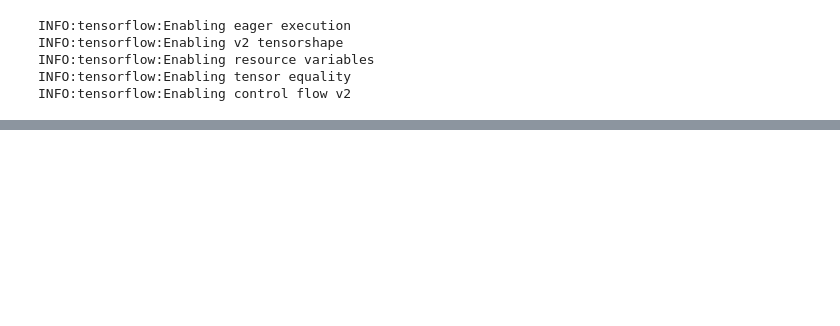
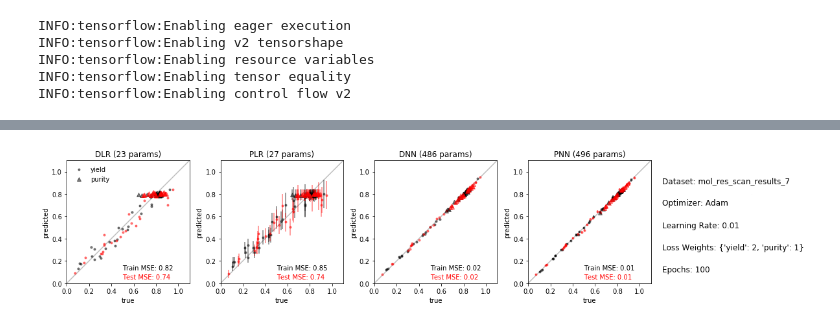
Before and after one commit to Just-DIRECT-Capstone/Protein-Purification-Model-Public, a Jupyter notebook: surrogate_models/notebooks/dab_pbnn.ipynb, the cells around one changed output, grey strips where cells are left out. Cells and saved outputs as stored; diff of their text form; code cells hidden in the pictures; blank space fills up the shorter version.

```diff
--- a/surrogate_models/notebooks/dab_pbnn.ipynb
+++ b/surrogate_models/notebooks/dab_pbnn.ipynb
@@ -46,9 +55,15 @@ test = (test_x, test_y)
 # %%
 # define models to test out
-lr = engine.create_deterministic_linear_regressor(
+dlr = engine.create_deterministic_linear_regressor(
     FEATURE_NAMES = x,
     TARGET_NAMES = y,
     name = 'DLR_'+filename[:-4]
+)
+
+plr = engine.create_probabilistic_linear_regressor(
+    FEATURE_NAMES = x,
+    TARGET_NAMES = y,
+    name = 'PLR_'+filename[:-4],
 )
 
 dnn = engine.create_deterministic_nn(
@@ -61,10 +76,9 @@ dnn = engine.create_deterministic_nn(
 pnn = engine.create_probabilistic_nn(
     FEATURE_NAMES = x,
     TARGET_NAMES = y,
-    train_size = len(train[0]),
-    hidden_units = [4,],
-    name = 'PNN_'+filename[:-4]
+    hidden_units = [16,8,4,],
+    name = 'PNN_'+filename[:-4],
 )
 
-models = [lr, dnn, pnn]
+models = [dlr,plr,dnn,pnn]
 # %%
@@ -91,18 +103,29 @@ _________________________________________________________________
 # %%
 # train all the models under the same conditions
-learning_rate = 0.1
-epochs = 300
-optimizer = 'Adam'
+learning_rate = 0.01
+epochs = 100
+optimizer = 'Adam' # change manually or come up with dictionary?
+losses = ['mean_squared_error', engine.negative_loglikelihood]*2
+loss_weights = {y[0]:2, y[1]:1} # still testing ratio, 2:1 might do the trick
+histories = {}
 
-for m in models:
-    engine.run_experiment(
+for m,l in zip(models,losses):
+    histories[utils.get_model_name(m,filename)] = engine.run_experiment(
         model = m,
-        loss = 'mean_squared_error',
+        loss = {y[0]:l,y[1]:l},
+        loss_weights = loss_weights,
         optimizer = tf.keras.optimizers.Adam,
         learning_rate = learning_rate,
         num_epochs = epochs,
         train_dataset = train,
         test_dataset = test,
-        verbose = 0
+        verbose = 0,
+        log = 0
         )
+
+settings = {'learning_rate' : learning_rate,
+            'epochs' : epochs,
+            'optimizer': optimizer,
+            'loss_weights': loss_weights,
+            'dataset' : filename}
 # %% [output]
@@ -176,0 +148,5 @@ plt.text(1.20, .20, 'Epochs: '+str(epochs), fontsize=12);
+# %%
+# check model predictions
+vis.scatter_hats(models, train, test, settings, N = 25)
+# %% [output]
+[figure, added]
```
Also changed, not shown: parts of 13 cells of this notebook, 3 other files.
